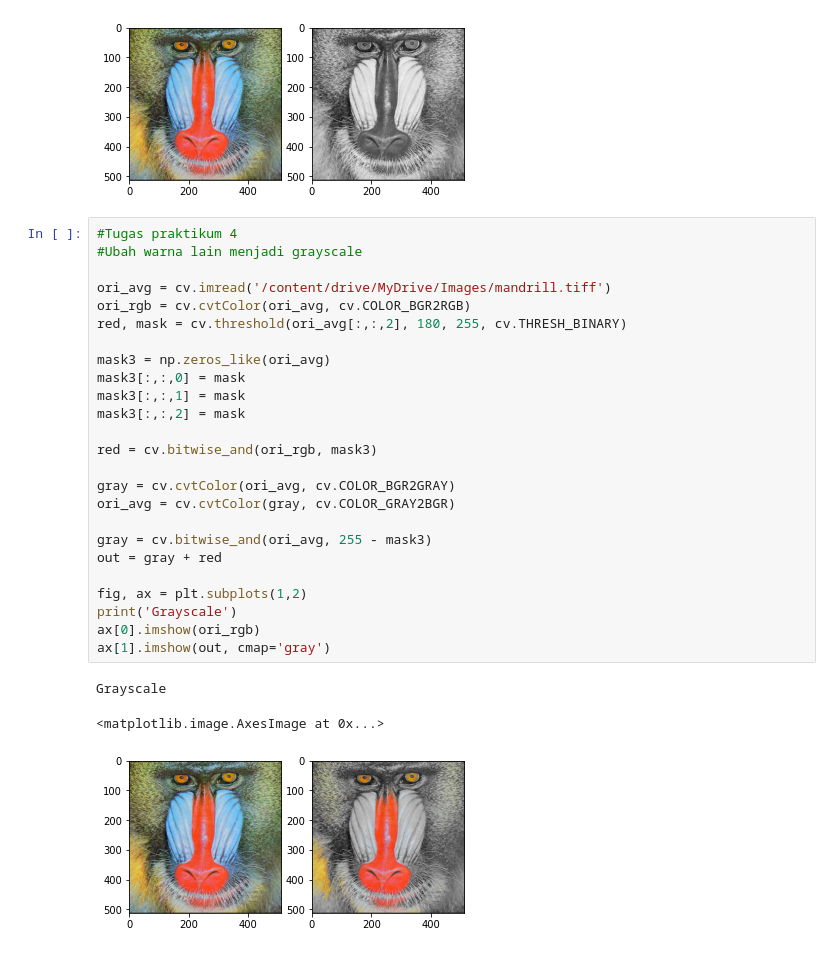
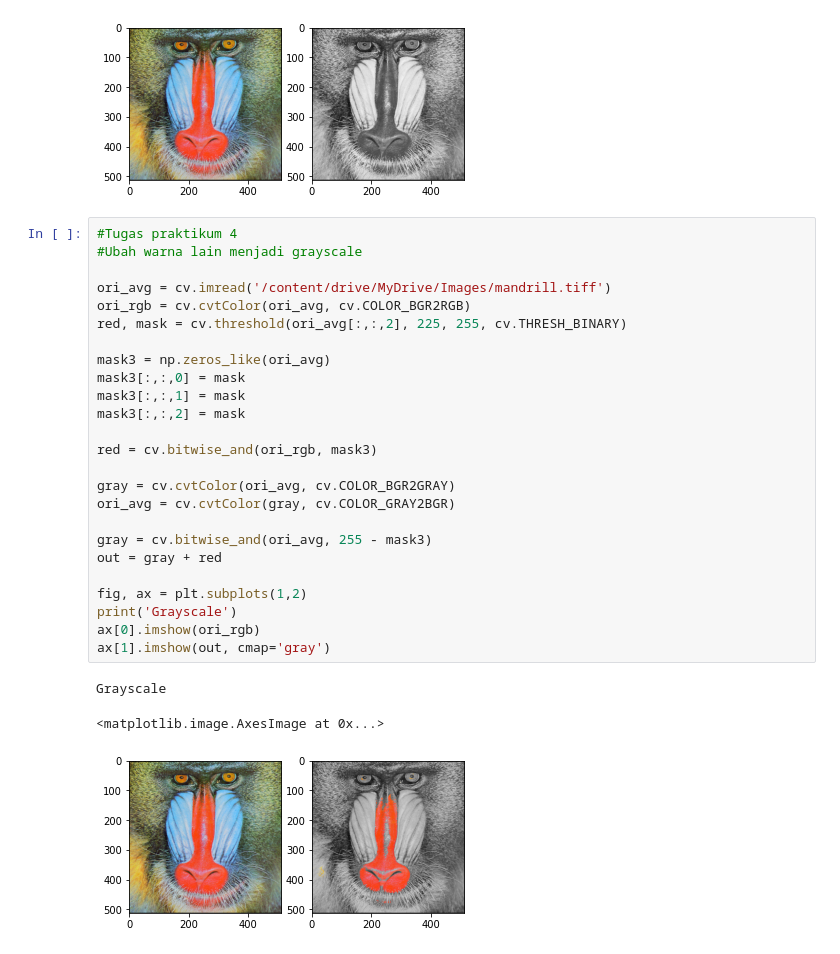
Before and after one commit to ssusanti8/PCVK_Matrikulisasi, a Jupyter notebook: jobsheet3.ipynb, the cells around one changed output. Saved outputs shown, nothing was run; the diff lists cells and outputs as text.

```diff
--- a/jobsheet3.ipynb
+++ b/jobsheet3.ipynb
@@ -141,29 +141,29 @@ Luminance
 # %%
 #Tugas praktikum 4
 #Ubah warna lain menjadi grayscale
 
 ori_avg = cv.imread('/content/drive/MyDrive/Images/mandrill.tiff')
 ori_rgb = cv.cvtColor(ori_avg, cv.COLOR_BGR2RGB)
-red, mask = cv.threshold(ori_avg[:,:,2], 180, 255, cv.THRESH_BINARY)
+red, mask = cv.threshold(ori_avg[:,:,2], 225, 255, cv.THRESH_BINARY)
 
 mask3 = np.zeros_like(ori_avg)
 mask3[:,:,0] = mask
 mask3[:,:,1] = mask
 mask3[:,:,2] = mask
 
 red = cv.bitwise_and(ori_rgb, mask3)
 
 gray = cv.cvtColor(ori_avg, cv.COLOR_BGR2GRAY)
 ori_avg = cv.cvtColor(gray, cv.COLOR_GRAY2BGR)
 
 gray = cv.bitwise_and(ori_avg, 255 - mask3)
 out = gray + red
 
 fig, ax = plt.subplots(1,2)
 print('Grayscale')
 ax[0].imshow(ori_rgb)
 ax[1].imshow(out, cmap='gray')
 # %% [output]
 Grayscale
 <matplotlib.image.AxesImage at 0x...>
-[figure, old version]
+[figure, new version]
```
